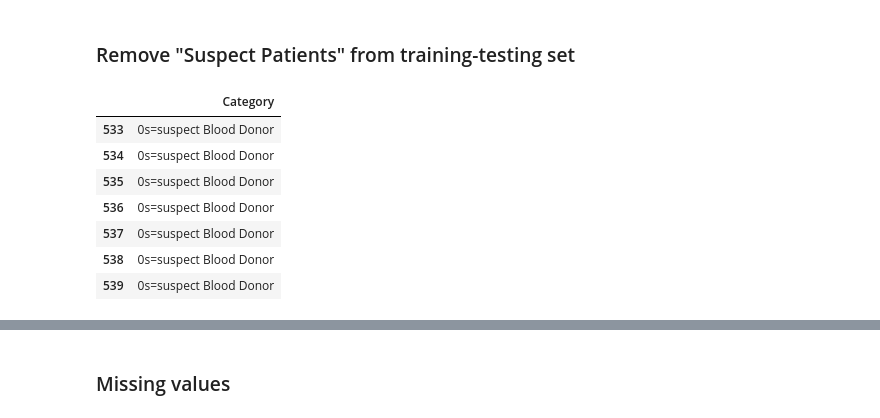
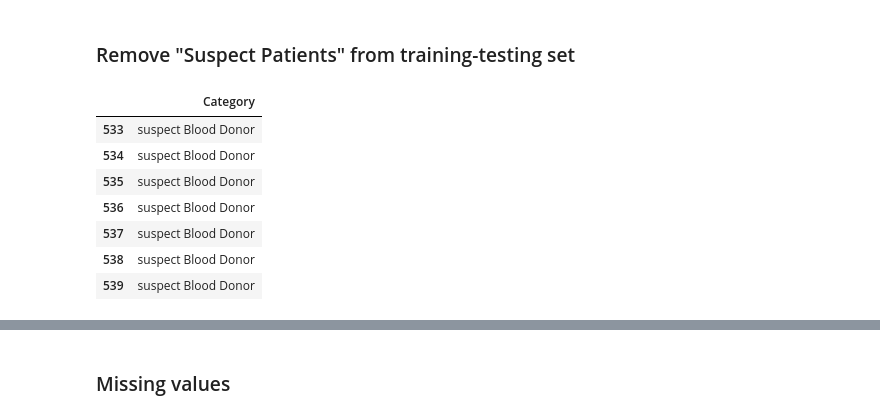
Before and after one commit to Cyngua/HCV-Data-Dashboard, a Jupyter notebook: src/preprocessing_2.ipynb, the cells around one changed output, grey strips where cells are left out. Drawn from its saved outputs; the diff is of its cells as text; code cells hidden in the pictures.

```diff
--- a/src/preprocessing_2.ipynb
+++ b/src/preprocessing_2.ipynb
@@ -196,0 +199,10 @@ The correlation plots do not show any significant correlation, and we can suppos
+# %%
+replacements = {
+    '0s=suspect Blood Donor': 'suspect Blood Donor',
+    '0=Blood Donor': 'Blood Donor',
+    '1=Hepatitis': 'Hepatitis',
+    '2=Fibrosis': 'Fibrosis',
+    '3=Cirrhosis': 'Cirrhosis'
+}
+# %%
+y['Category'] = y['Category'].replace(replacements)
@@ -197,14 +231,14 @@ The correlation plots do not show any significant correlation, and we can suppos
 # %% [markdown]
 ### Remove "Suspect Patients" from training-testing set
 # %%
-y[y['Category'] == "0s=suspect Blood Donor"]
+y[y['Category'] == "suspect Blood Donor"]
 # %% [output]
 |  | Category |
-| 533 | 0s=suspect Blood Donor |
-| 534 | 0s=suspect Blood Donor |
-| 535 | 0s=suspect Blood Donor |
-| 536 | 0s=suspect Blood Donor |
-| 537 | 0s=suspect Blood Donor |
-| 538 | 0s=suspect Blood Donor |
-| 539 | 0s=suspect Blood Donor |
+| 533 | suspect Blood Donor |
+| 534 | suspect Blood Donor |
+| 535 | suspect Blood Donor |
+| 536 | suspect Blood Donor |
+| 537 | suspect Blood Donor |
+| 538 | suspect Blood Donor |
+| 539 | suspect Blood Donor |
 # %%
```
Also changed, not shown: parts of 8 cells of this notebook, 11 other files.
